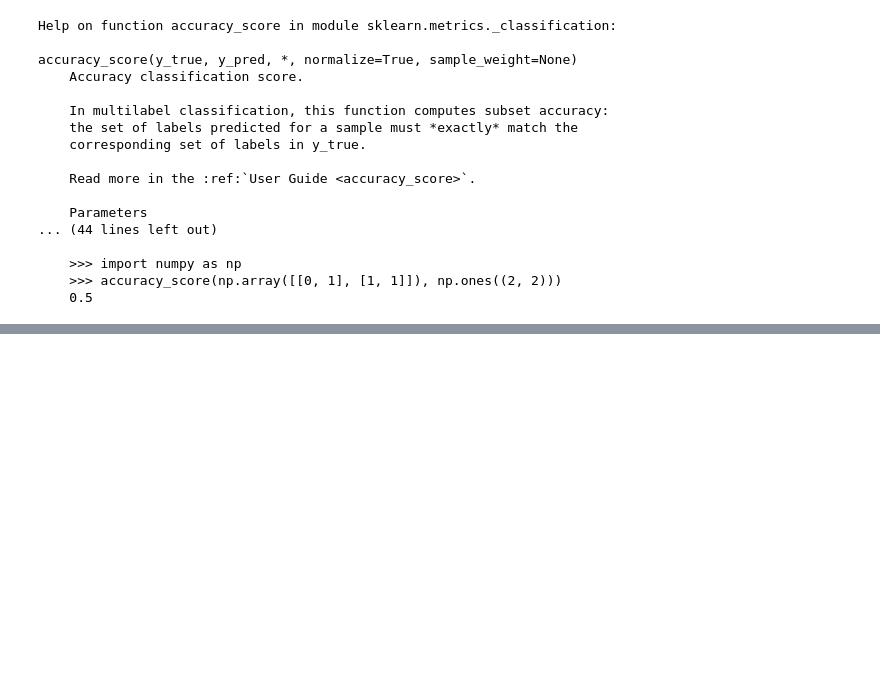
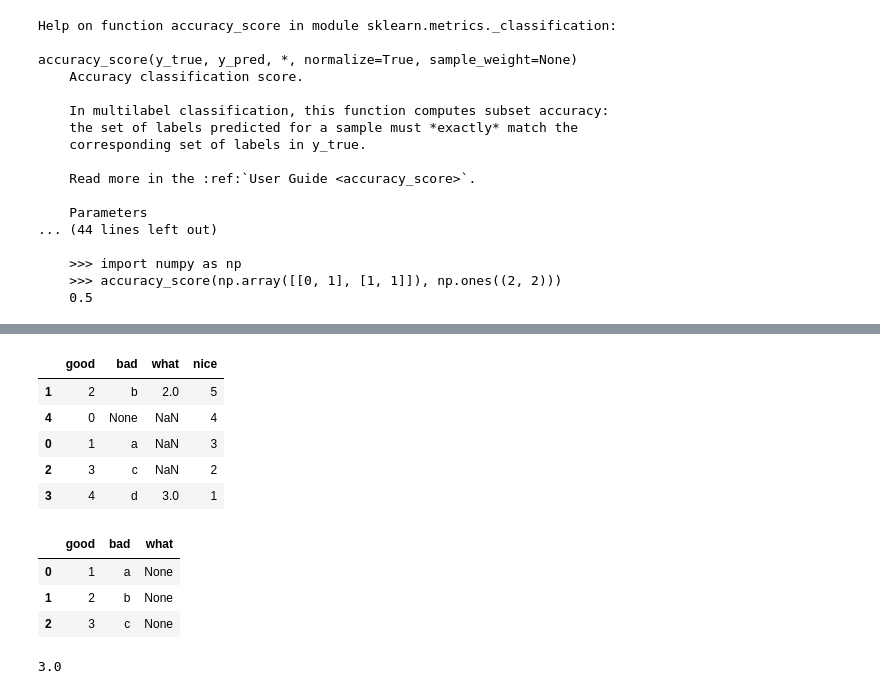
Before and after one commit to leo-kimm/justdoanything, a Jupyter notebook: 빅분기 실기/실기 연습 1.ipynb, the cells around one changed output, grey strips where cells are left out. Cells and saved outputs as stored; diff of their text form; code cells hidden in the pictures; blank space fills up the shorter version.

```diff
--- a/빅분기 실기/실기 연습 1.ipynb
+++ b/빅분기 실기/실기 연습 1.ipynb
@@ -174,2 +155,0 @@ b['bad']=['a','b','c','d','e']
-# %%
-b['what']= ['','','','','']
@@ -225,0 +187,20 @@ class DataFrame(pandas.core.generic.NDFrame, pandas.core.arraylike.OpsMixin)
+# %%
+b.sort_values(['nice'], ascending=False)
+# %% [output]
+|  | good | bad | what | nice |
+| 1 | 2 | b | 2.0 | 5 |
+| 4 | 0 | None | NaN | 4 |
+| 0 | 1 | a | NaN | 3 |
+| 2 | 3 | c | NaN | 2 |
+| 3 | 4 | d | 3.0 | 1 |
+# %%
+b.iloc[:3]
+# %% [output]
+|  | good | bad | what |
+| 0 | 1 | a | None |
+| 1 | 2 | b | None |
+| 2 | 3 | c | None |
+# %%
+b['good'].mean()
+# %% [output]
+3.0
```
Also changed, not shown: parts of 30 cells of this notebook, 16 other files.
